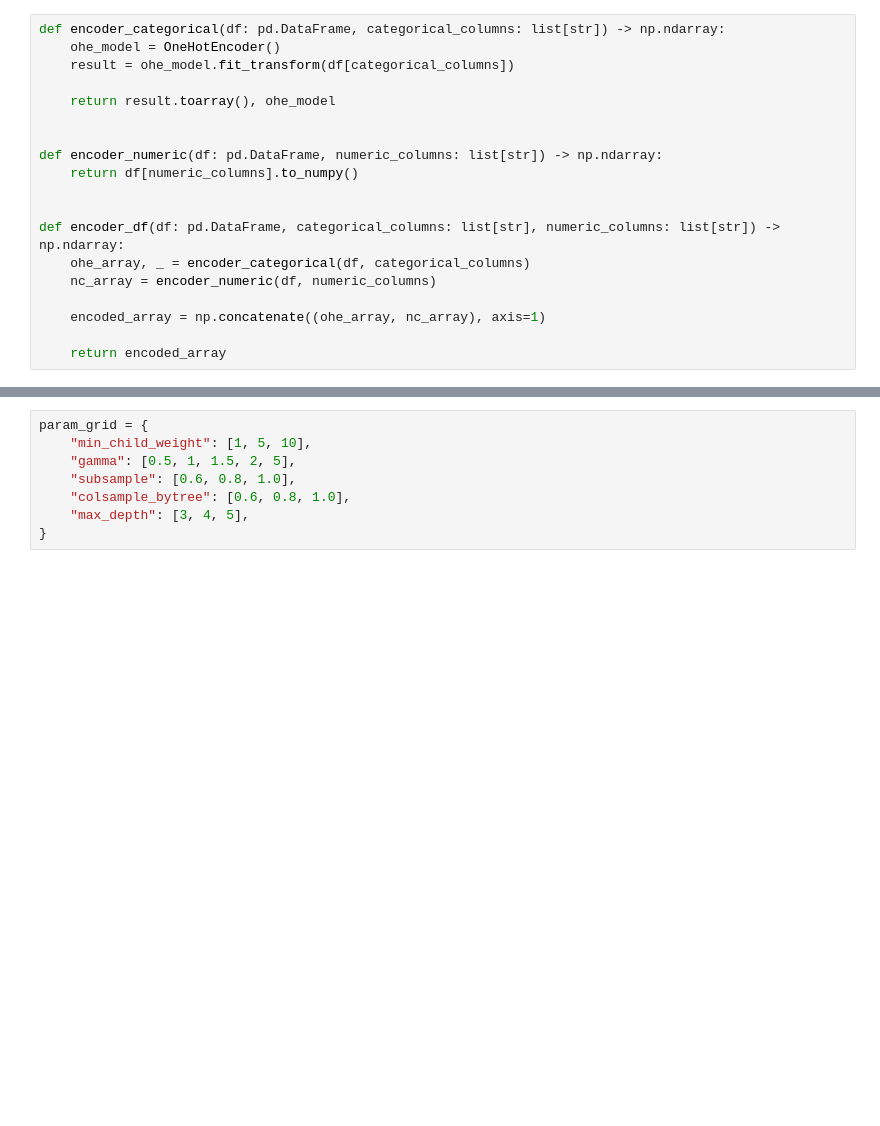
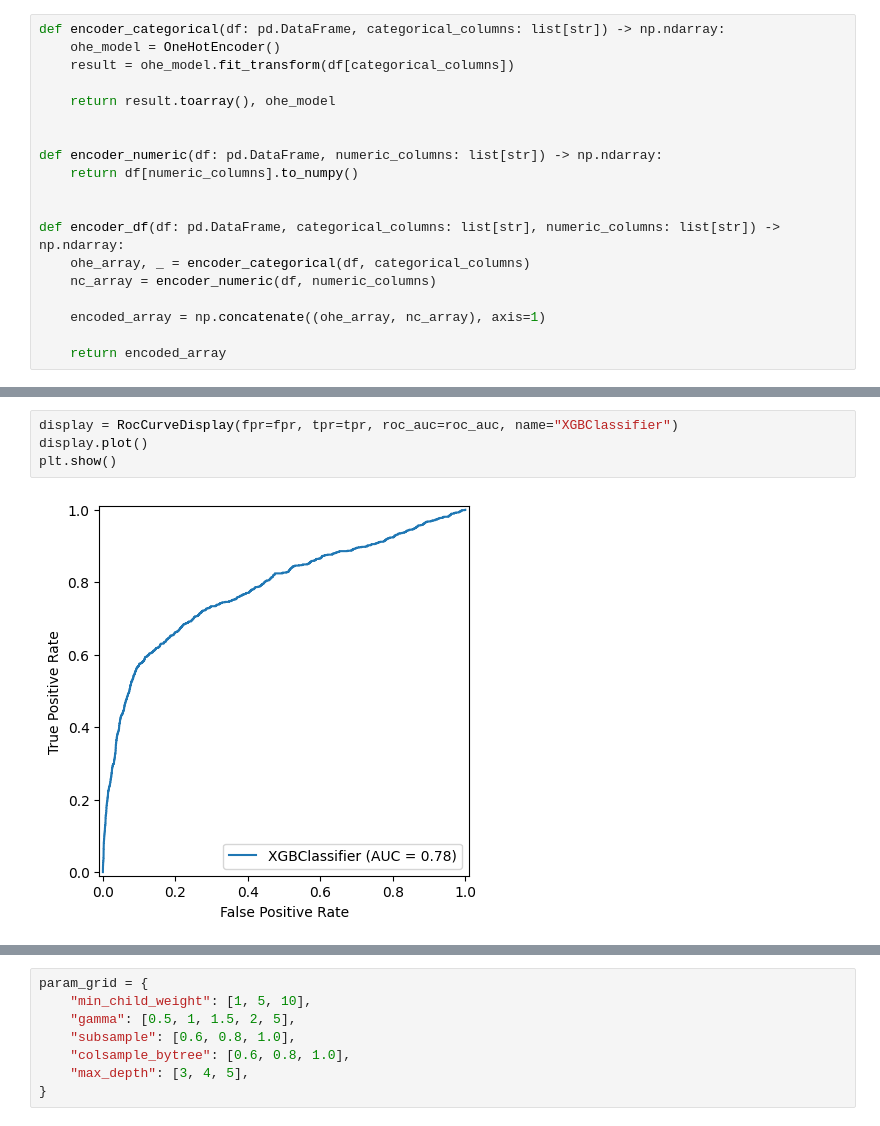
Before and after one commit to lucassiro/data_science, a Jupyter notebook: 01_machine_learning/classification_bank_marketing.ipynb, the cells around one changed output, grey strips where cells are left out. Drawn from its saved outputs; the diff is of its cells as text; blank space fills up the shorter version.

```diff
--- a/01_machine_learning/classification_bank_marketing.ipynb
+++ b/01_machine_learning/classification_bank_marketing.ipynb
@@ -301 +345,7 @@ plt.show()
+# %%
+display = RocCurveDisplay(fpr=fpr, tpr=tpr, roc_auc=roc_auc, name="XGBClassifier")
+display.plot()
+plt.show()
+# %% [output]
+[figure, added]
 # %%
```
Also changed, not shown: parts of 45 cells of this notebook.
